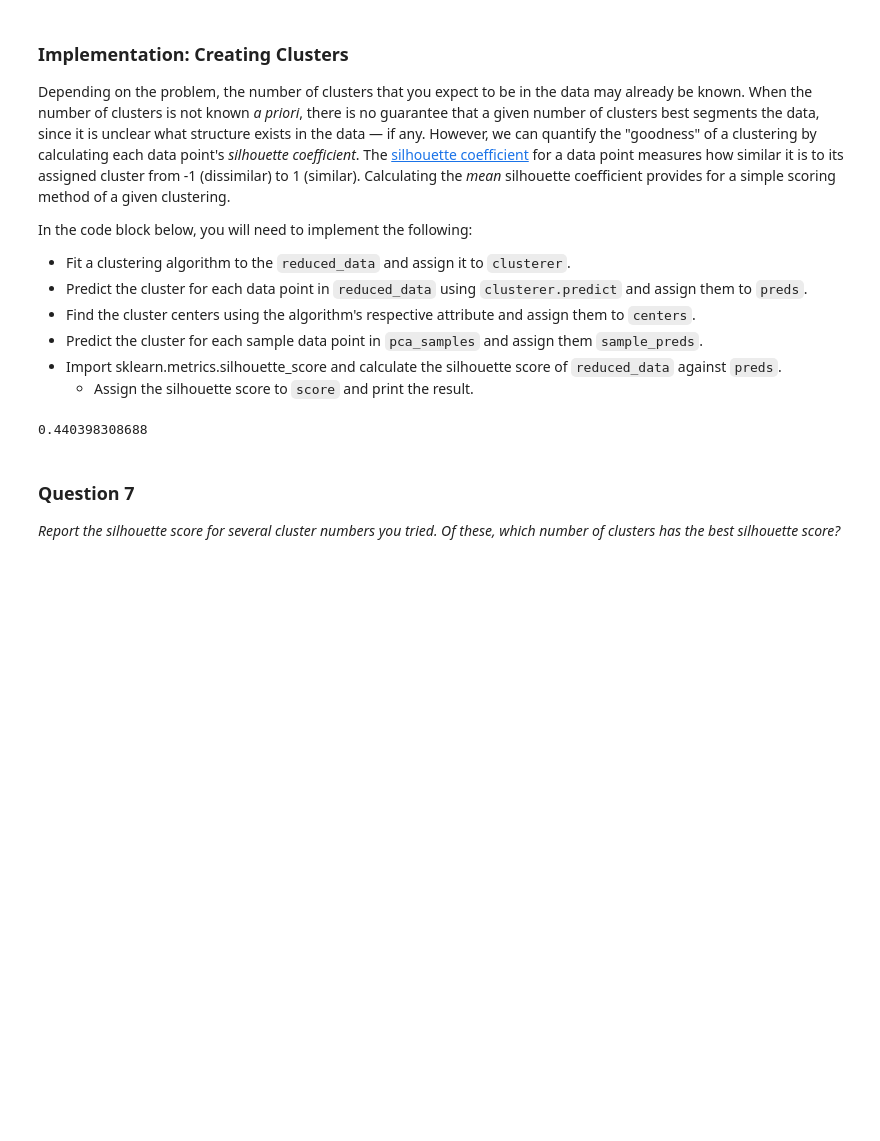
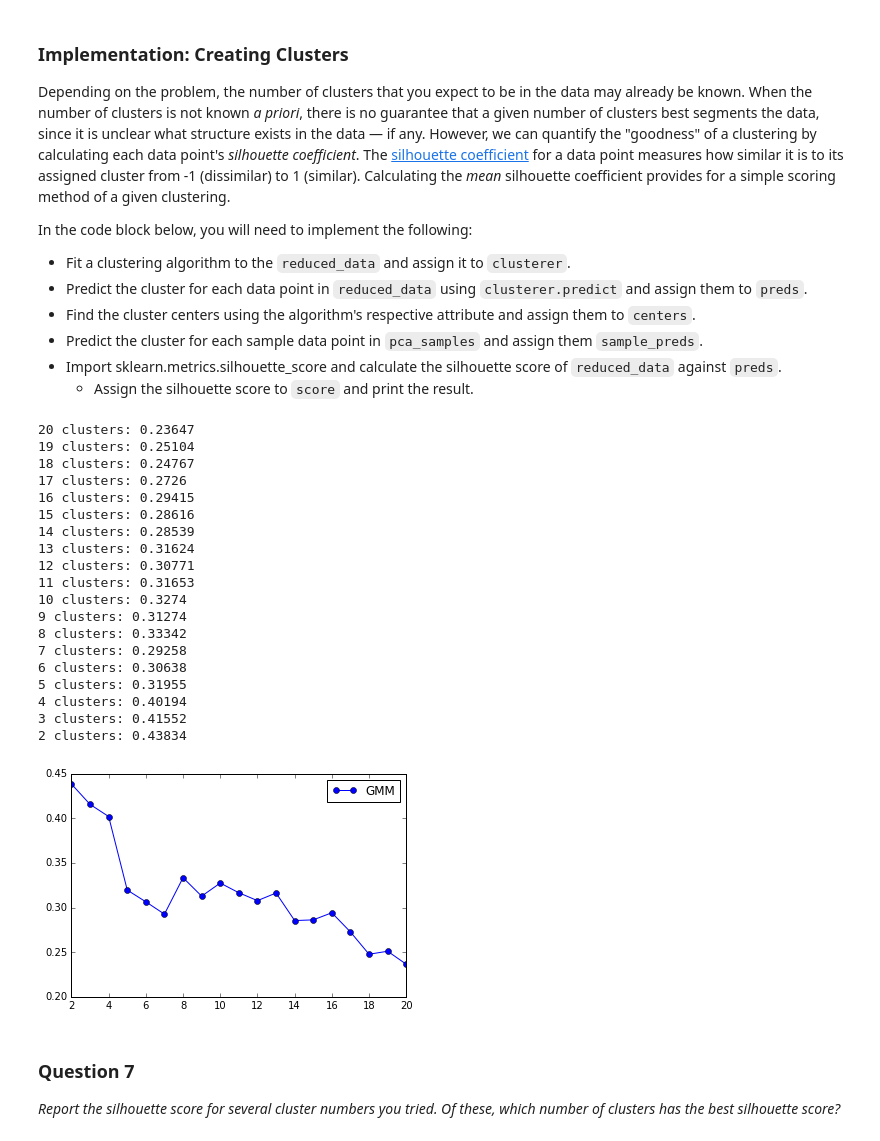
Before and after one commit to Xeli/udacity, a Jupyter notebook: machine-learning/creating_customer_segments/customer_segments.ipynb, the cells around one changed output. Cells and saved outputs as stored; diff of their text form; code cells hidden in the pictures; blank space fills up the shorter version.

```diff
--- a/machine-learning/creating_customer_segments/customer_segments.ipynb
+++ b/machine-learning/creating_customer_segments/customer_segments.ipynb
@@ -407,24 +415,52 @@ In the code block below, you will need to implement the following:
 # %%
 from sklearn.mixture import GMM
 from sklearn.metrics import silhouette_score
-# TODO: Apply your clustering algorithm of choice to the reduced data
-clusterer = GMM(2, "spherical", n_iter = 100).fit(reduced_data)
+import matplotlib.pyplot as plt
 
-# TODO: Predict the cluster for each data point
-preds = clusterer.predict(reduced_data)
+#keep the scores for each cluster size
+sil_scores = []
+for i in range(20,1,-1):
+    # TODO: Apply your clustering algorithm of choice to the reduced data
+    clusterer = GMM(i, "spherical", n_iter = 100).fit(reduced_data)
 
-# TODO: Find the cluster centers
-centers = clusterer.means_
+    # TODO: Predict the cluster for each data point
+    preds = clusterer.predict(reduced_data)
 
-# TODO: Predict the cluster for each transformed sample data point
-sample_preds = clusterer.predict(pca_samples)
+    # TODO: Find the cluster centers
+    centers = clusterer.means_
 
-# TODO: Calculate the mean silhouette coefficient for the number of clusters chosen
-score = silhouette_score(reduced_data, preds)
+    # TODO: Predict the cluster for each transformed sample data point
+    sample_preds = clusterer.predict(pca_samples)
 
-print score
+    # TODO: Calculate the mean silhouette coefficient for the number of clusters chosen
+    score = silhouette_score(reduced_data, preds)
+    sil_scores.append(score)
+    print i, 'clusters:', score.round(5)
+
+# plot the scores
+plt.plot(np.arange(20,1,-1), sil_scores, '-o', label=clusterer.__class__.__name__)
+plt.legend(loc='best');
 # %% [output]
-0.440398308688
+20 clusters: 0.23647
+19 clusters: 0.25104
+18 clusters: 0.24767
+17 clusters: 0.2726
+16 clusters: 0.29415
+15 clusters: 0.28616
+14 clusters: 0.28539
+13 clusters: 0.31624
+12 clusters: 0.30771
+11 clusters: 0.31653
+10 clusters: 0.3274
+9 clusters: 0.31274
+8 clusters: 0.33342
+7 clusters: 0.29258
+6 clusters: 0.30638
+5 clusters: 0.31955
+4 clusters: 0.40194
+3 clusters: 0.41552
+2 clusters: 0.43834
+[figure, added]
 # %% [markdown]
 ### Question 7
 *Report the silhouette score for several cluster numbers you tried. Of these, which number of clusters has the best silhouette score?*
```
Also changed, not shown: parts of 15 cells of this notebook, 1 other file.
